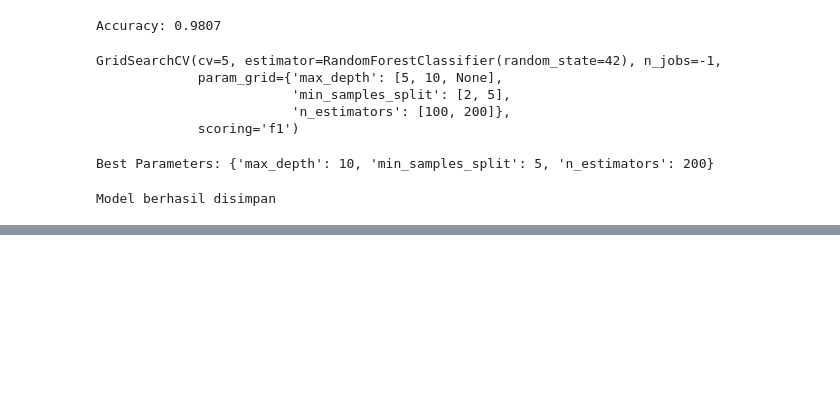
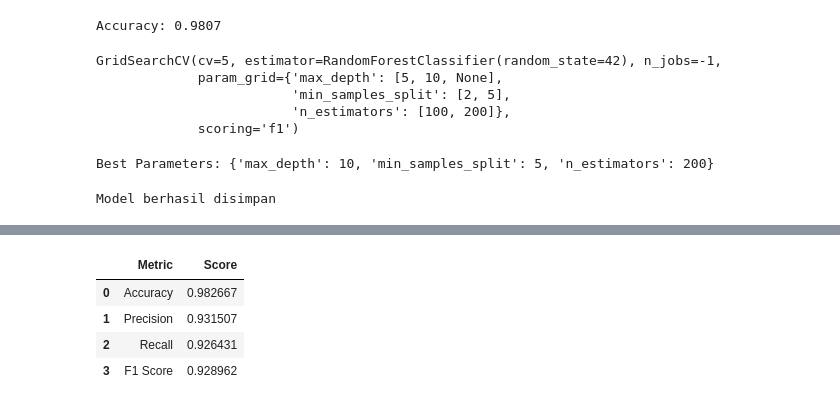
Before and after one commit to afllaabdi/finance-fraud-detection-analysis, a Jupyter notebook: notebook/finance_fraud_analysis.ipynb, the cells around one changed output, grey strips where cells are left out. Cells and saved outputs as stored; diff of their text form; code cells hidden in the pictures; blank space fills up the shorter version.

```diff
--- a/notebook/finance_fraud_analysis.ipynb
+++ b/notebook/finance_fraud_analysis.ipynb
@@ -589,0 +620,11 @@ print(sample_pred)
+# %%
+from sklearn.metrics import recall_score
+
+recall = recall_score(
+    y_test,
+    y_pred
+)
+
+print(
+    f"Recall: {recall:.4f}"
+)
@@ -589,0 +633,11 @@ print(sample_pred)
+# %%
+from sklearn.metrics import f1_score
+
+f1 = f1_score(
+    y_test,
+    y_pred
+)
+
+print(
+    f"F1 Score: {f1:.4f}"
+)
@@ -589,0 +704,25 @@ print(sample_pred)
+# %%
+import pandas as pd
+
+evaluation = pd.DataFrame({
+    "Metric":[
+        "Accuracy",
+        "Precision",
+        "Recall",
+        "F1 Score"
+    ],
+    "Score":[
+        accuracy,
+        precision,
+        recall,
+        f1
+    ]
+})
+
+evaluation
+# %% [output]
+|  | Metric | Score |
+| 0 | Accuracy | 0.982667 |
+| 1 | Precision | 0.931507 |
+| 2 | Recall | 0.926431 |
+| 3 | F1 Score | 0.928962 |
```
Also changed, not shown: parts of 11 cells of this notebook.
